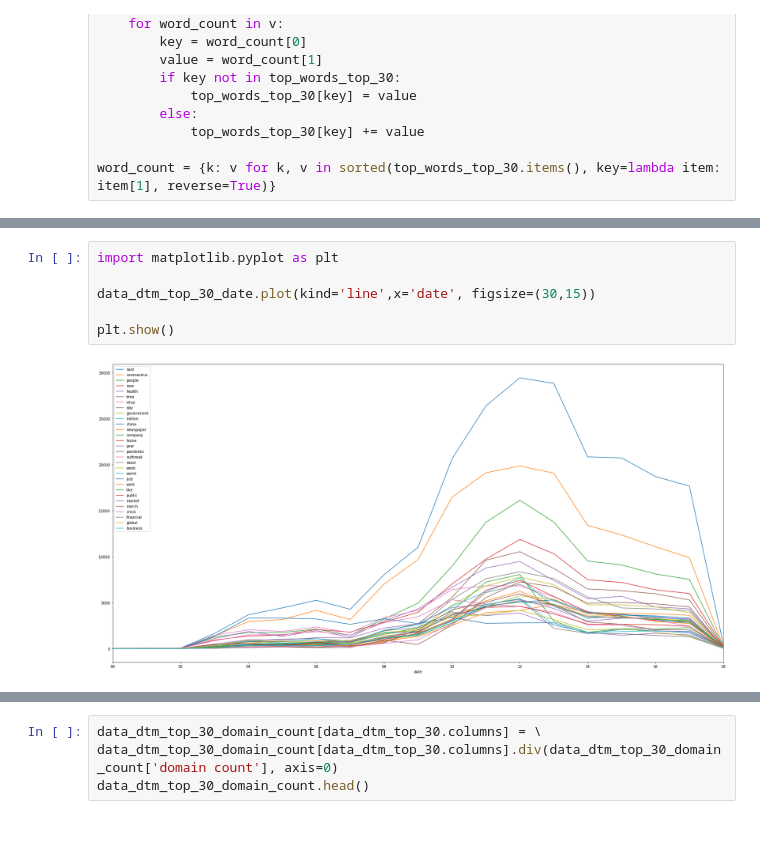
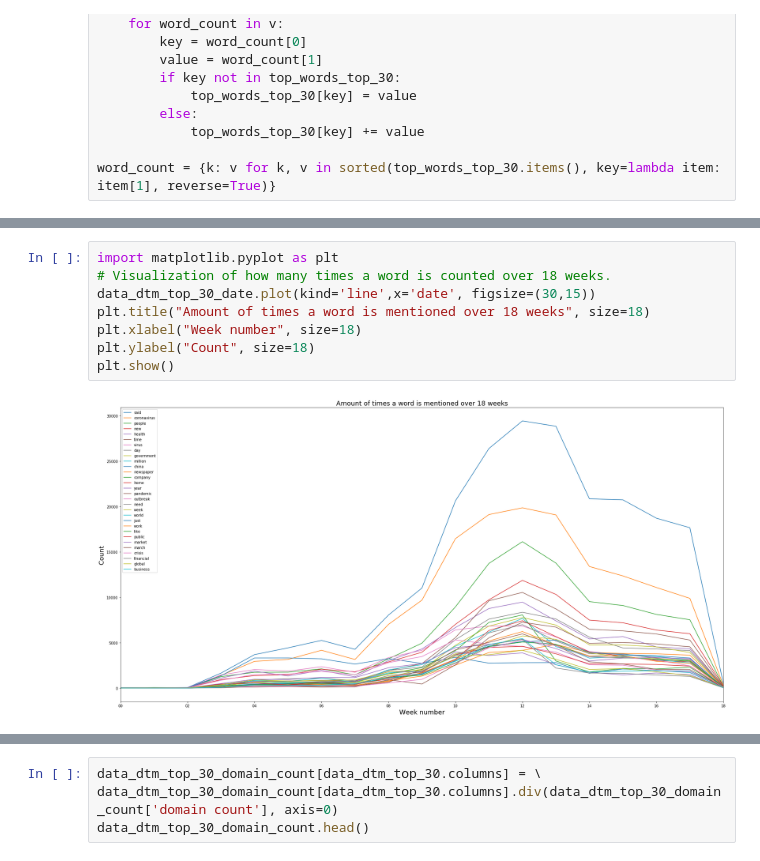
Before and after one commit to miguel2650/covid-19-research, a Jupyter notebook: 2-data-analysis.ipynb, the cells around one changed output, grey strips where cells are left out. Saved outputs shown, nothing was run; the diff lists cells and outputs as text; blank space fills up the shorter version.

```diff
--- a/2-data-analysis.ipynb
+++ b/2-data-analysis.ipynb
@@ -122,8 +137,10 @@ data_dtm_top_30_date.head()
 # %%
 import matplotlib.pyplot as plt
-
+# Visualization of how many times a word is counted over 18 weeks.
 data_dtm_top_30_date.plot(kind='line',x='date', figsize=(30,15))
-
+plt.title("Amount of times a word is mentioned over 18 weeks", size=18)
+plt.xlabel("Week number", size=18)
+plt.ylabel("Count", size=18)
 plt.show()
 # %% [output]
-[figure, old version]
+[figure, new version]
```
Also changed, not shown: parts of 13 cells of this notebook, 1 other file.
